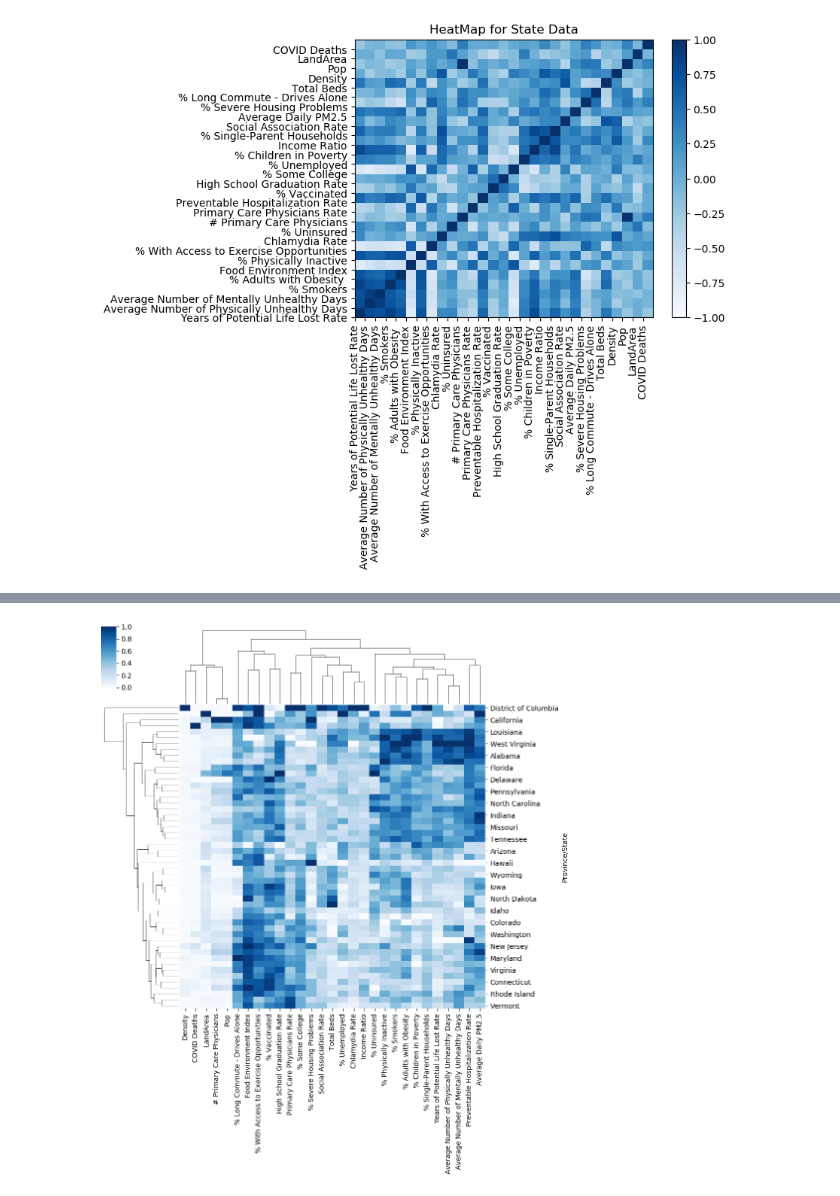
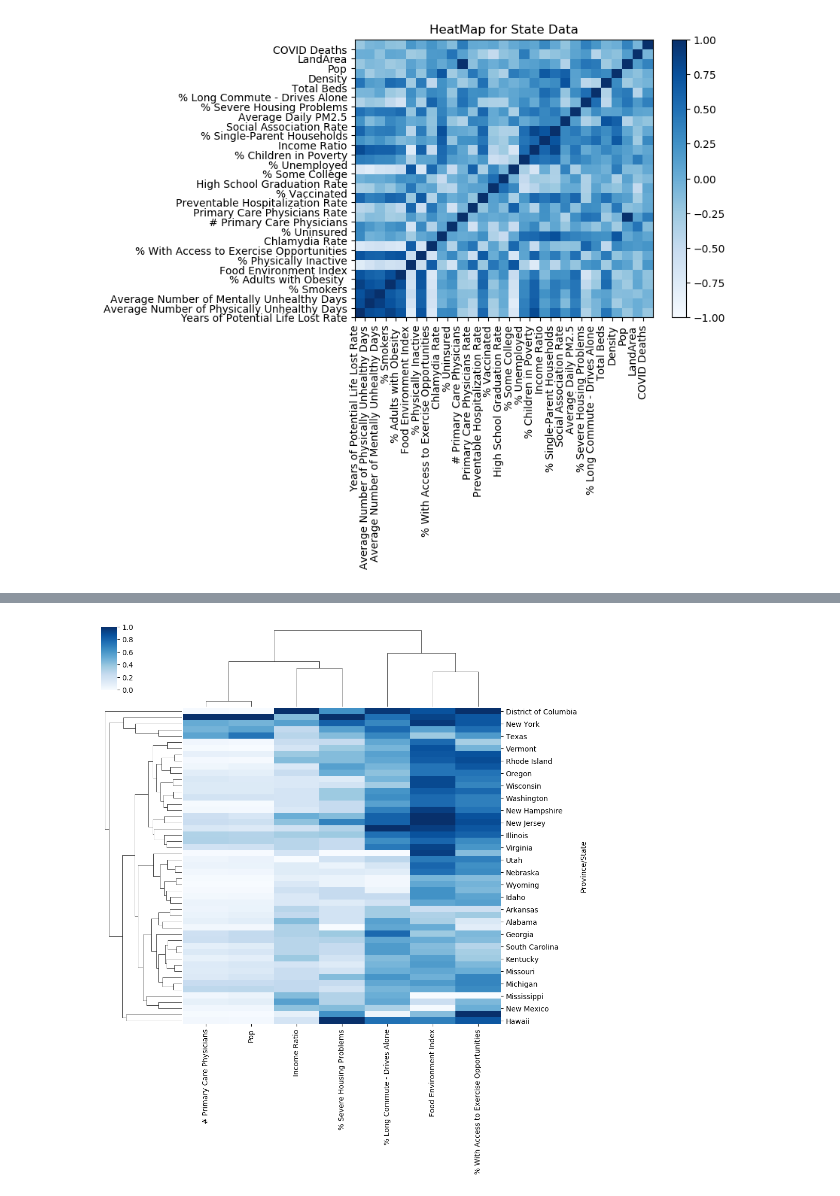
Before and after one commit to miholjcicmarko/COMP5360Project, a Jupyter notebook: python_journals/Clustering.ipynb, the cells around one changed output, grey strips where cells are left out. Cells and saved outputs as stored; diff of their text form; code cells hidden in the pictures.

```diff
--- a/python_journals/Clustering.ipynb
+++ b/python_journals/Clustering.ipynb
@@ -136,0 +160,5 @@ print()
+# %%
+df2 = df[["Food Environment Index", "% With Access to Exercise Opportunities",
+         "# Primary Care Physicians", "Income Ratio", "% Severe Housing Problems","Pop",
+         "% Long Commute - Drives Alone"]]
+df2
@@ -137,4 +184,4 @@ print()
 # %%
-g = sns.clustermap(df, method="average", metric="euclidean", cmap="Blues", standard_scale = 1)
+g = sns.clustermap(df2, method="average", metric="euclidean", cmap="Blues", standard_scale = 1)
 # %% [output]
-[figure, old version]
+[figure, new version]
```
Also changed, not shown: parts of 8 cells of this notebook.
